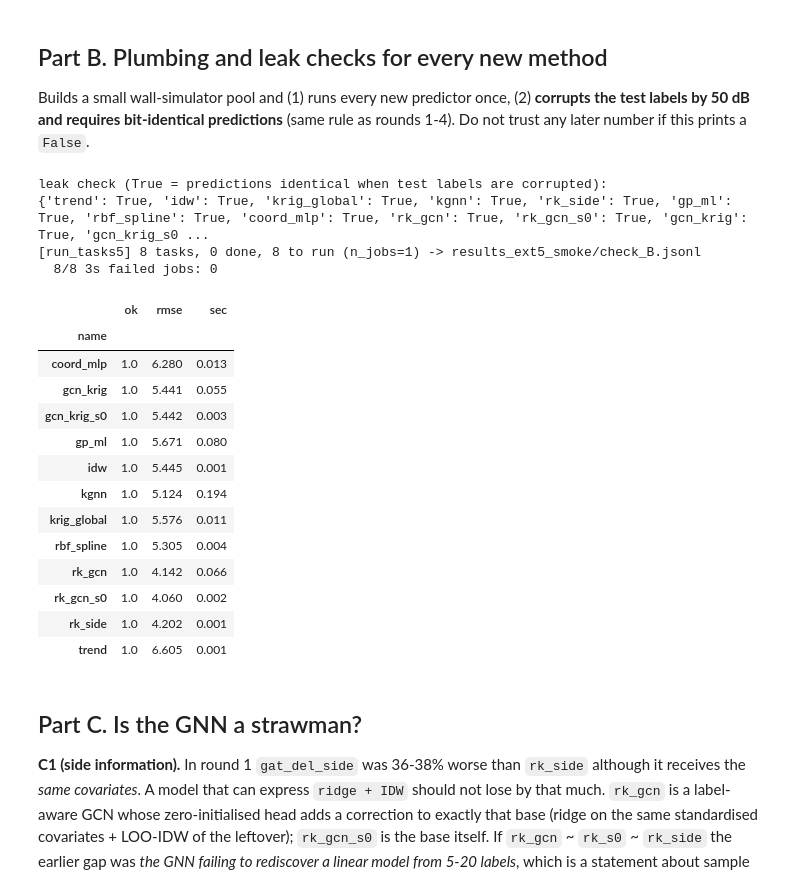
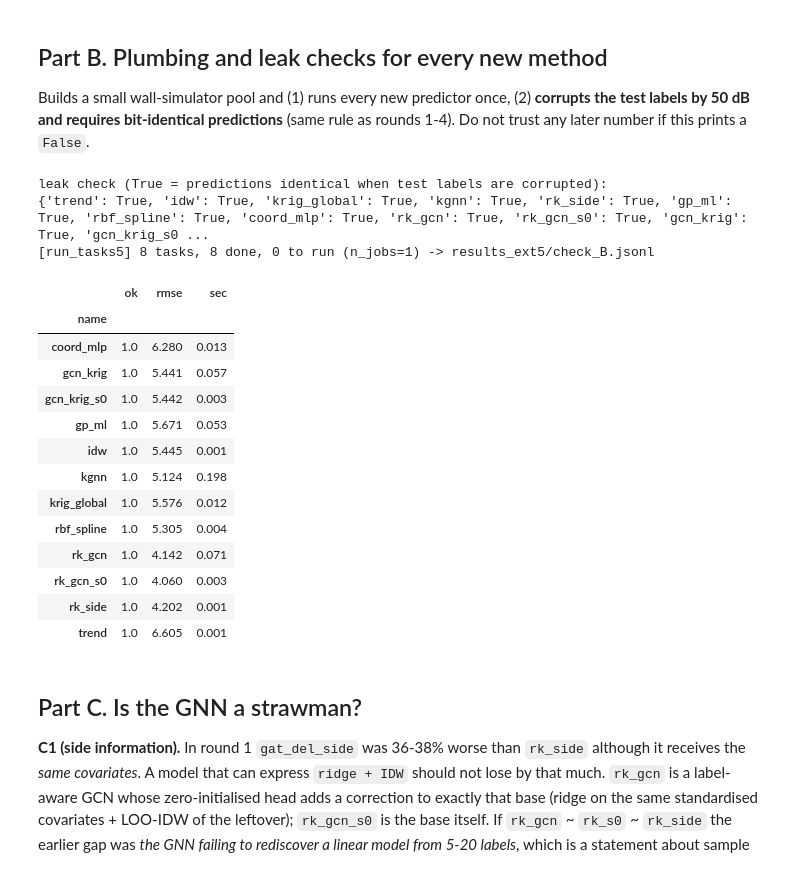
Before and after one commit to CompileArtisan/prism, a Jupyter notebook: radiomap_ext5_regime_scale.ipynb, the cells around one changed output. Saved outputs shown, nothing was run; the diff lists cells and outputs as text; code cells hidden in the pictures.

```diff
--- a/radiomap_ext5_regime_scale.ipynb
+++ b/radiomap_ext5_regime_scale.ipynb
@@ -24,9 +45,11 @@ sys.path.insert(0, os.getcwd()); warnings.filterwarnings("ignore", category=User
 import numpy as np, pandas as pd, matplotlib.pyplot as plt
 pd.set_option("display.width", 220); pd.set_option("display.max_columns", 40)
 
-SMOKE   = True                                  # True: tiny fake-data pass to check plumbing. Set False for the real run.
+MODE    = os.environ.get("RM_MODE", "full")      # "smoke": tiny plumbing pass | "pilot": real step counts, small pool, must pass the gates | "full": the paper run
+assert MODE in ("smoke", "pilot", "full"), MODE
+SMOKE, PILOT = MODE == "smoke", MODE == "pilot"
 N_JOBS  = max(1, (os.cpu_count() or 2) - 1)
-ROOT    = "results_ext5_smoke" if SMOKE else "results_ext5"; os.makedirs(ROOT, exist_ok=True); os.makedirs(f"{ROOT}/figures", exist_ok=True)
+ROOT    = "results_ext5" if MODE == "full" else f"results_ext5_{MODE}"; os.makedirs(ROOT, exist_ok=True); os.makedirs(f"{ROOT}/figures", exist_ok=True)
 
 # --- where rounds 1-4 wrote their results / unit caches (edit if yours differ) -----------------------------------------
 RESULT_GLOBS = ["results_conf3/*/*_random.jsonl", "results_conf3/*/*_blocked.jsonl",
@@ -38,5 +61,7 @@ DROP_SCENARIOS = ("i1_2p5",)     # 100% LOS, y_std 1.2 dB, RMSE ~0.07 dB: a 5% w
 MARGIN_PCT = 2.0                 # equivalence margin, as in rounds 2-4
 import rmbench_core as rc
 print("cache dirs found:", CACHE_DIRS)
+RUNS, LEAK, LOFO = [], {}, {}      # filled by later cells; read by the gate in Part H
+print("MODE =", MODE, "| ROOT =", ROOT)
 # %% [output]
 cache dirs found: ['results_conf2/cache_dm_path', 'results_conf2/cache_sod', 'results_conf2/cache_uji', 'results_conf2/cache_wall', 'results_conf3/cache_dm_path', 'results_conf3/cache_sod', 'results_c ...
@@ -644,7 +714,8 @@ The regression is OLS with a **bootstrap over parents (building-floors / layouts
 # %%
 if SMOKE and not glob.glob(RESULT_GLOBS[0]):
     print("SMOKE: no earlier results found; Part A will use the Part E smoke run (executed later). Skip to Part B/E and come back.")
-df = x5.load_results(RESULT_GLOBS + ([f"{ROOT}/smoke/*/*.jsonl"] if SMOKE else []))
+df_all = x5.load_results(RESULT_GLOBS + [f"{ROOT}/smoke/*/*.jsonl" if SMOKE else f"{ROOT}/E/*/*.jsonl"])   # v2: Part E rows (gp_ml, rbf_spline, coord_mlp) now always enter Part A
+df = df_all
 if len(df):
     df = df[~df.scenario.isin(DROP_SCENARIOS)]
     print(f"{len(df)} rows, {df.status.eq('ok').mean():.1%} ok | families:", sorted(df.family.unique()), "| methods:", sorted(df.name.unique())[:40])
@@ -781,35 +873,35 @@ Builds a small wall-simulator pool and (1) runs every new predictor once, (2) **
 # %%
 if x5.HAVE_TORCH:
     WALL_B = dict(rc.DEFAULT_CFG, cache_dir=f"{ROOT}/cache_wall_b", densities=(20, 50), n_test=100, n_rep=1, min_unit_points=200, outage_q=(0.1, 0.25),
                   outage_abs_dbm=(), outage_min_class=8, trend_policy="robust", seed=3, test_salt="b5")
     names_b = r2.build_wall_units(WALL_B, n_layouts=2, n_tx=2, seed=3, n_pts=350)
     jobs_b = rx.base_jobs() + [dict(name="rk_side", method="rk_side", hp=dict(fset="geo_side"))] + x5.extra_jobs(side=True) + x5.diag_jobs()
     jobs_b = [dict(j, hp={**j.get("hp", {}), **({"steps": 20} if "steps" in j.get("hp", {}) and j["name"] != "rk_gcn_s0" and j["name"] != "gcn_krig_s0" else {})}) for j in jobs_b]
     print("leak check (True = predictions identical when test labels are corrupted):")
-    print(x5.leak_check(jobs_b, names_b[0], WALL_B, density=20))
+    LEAK["B"] = x5.leak_check(jobs_b, names_b[0], WALL_B, density=20); print(LEAK["B"])
+    assert all(LEAK["B"].values()), "LEAK in " + str([k for k, v in LEAK["B"].items() if not v])
     t = x5.make_tasks5(names_b, WALL_B["densities"], [0], jobs_b, WALL_B, "chk")
     x5.run_tasks5(t, f"{ROOT}/check_B.jsonl", n_jobs=1)
     dB = rc.read_results(f"{ROOT}/check_B.jsonl"); display(dB.groupby("name").agg(ok=("status", lambda s: (s == "ok").mean()), rmse=("rmse", "mean"), sec=("seconds", "mean")).round(3))
     assert (dB.status == "ok").all(), dB[dB.status != "ok"].err.iloc[0]
 else:
     print("torch not available: Part B..E need it. Part A/analysis cells run without.")
 # %% [output]
 leak check (True = predictions identical when test labels are corrupted):
 {'trend': True, 'idw': True, 'krig_global': True, 'kgnn': True, 'rk_side': True, 'gp_ml': True, 'rbf_spline': True, 'coord_mlp': True, 'rk_gcn': True, 'rk_gcn_s0': True, 'gcn_krig': True, 'gcn_krig_s0 ...
-[run_tasks5] 8 tasks, 0 done, 8 to run (n_jobs=1) -> results_ext5_smoke/check_B.jsonl
-  8/8 3s failed jobs: 0
+[run_tasks5] 8 tasks, 8 done, 0 to run (n_jobs=1) -> results_ext5/check_B.jsonl
 |  | ok | rmse | sec |
 | name |  |  |  |
 | coord_mlp | 1.0 | 6.280 | 0.013 |
-| gcn_krig | 1.0 | 5.441 | 0.055 |
+| gcn_krig | 1.0 | 5.441 | 0.057 |
 | gcn_krig_s0 | 1.0 | 5.442 | 0.003 |
-| gp_ml | 1.0 | 5.671 | 0.080 |
+| gp_ml | 1.0 | 5.671 | 0.053 |
 | idw | 1.0 | 5.445 | 0.001 |
-| kgnn | 1.0 | 5.124 | 0.194 |
-| krig_global | 1.0 | 5.576 | 0.011 |
+| kgnn | 1.0 | 5.124 | 0.198 |
+| krig_global | 1.0 | 5.576 | 0.012 |
 | rbf_spline | 1.0 | 5.305 | 0.004 |
-| rk_gcn | 1.0 | 4.142 | 0.066 |
-| rk_gcn_s0 | 1.0 | 4.060 | 0.002 |
+| rk_gcn | 1.0 | 4.142 | 0.071 |
+| rk_gcn_s0 | 1.0 | 4.060 | 0.003 |
 | rk_side | 1.0 | 4.202 | 0.001 |
 | trend | 1.0 | 6.605 | 0.001 |
 # %% [markdown]
```
Also changed, not shown: parts of 23 cells of this notebook, 1 other file.
